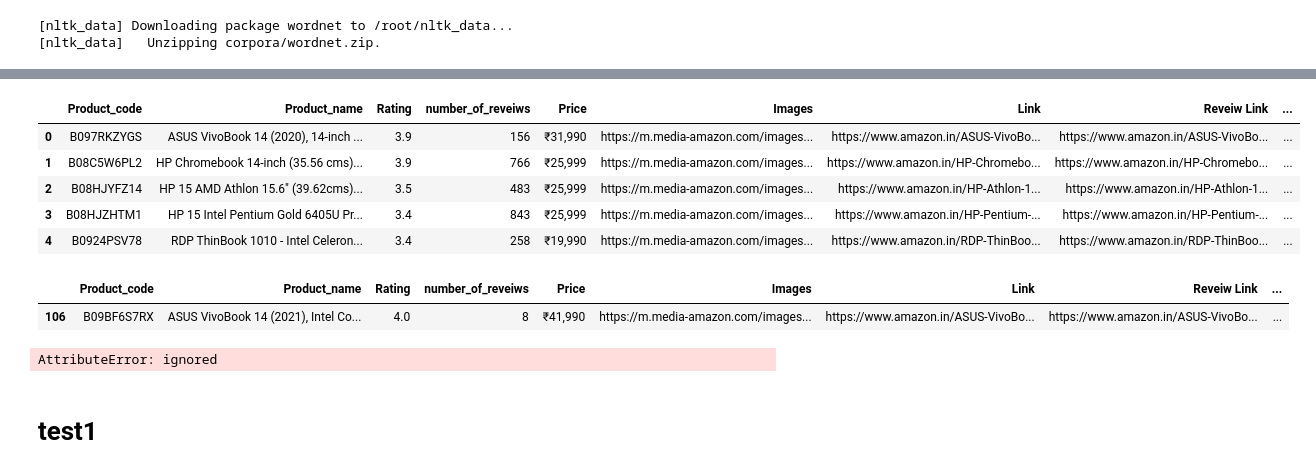
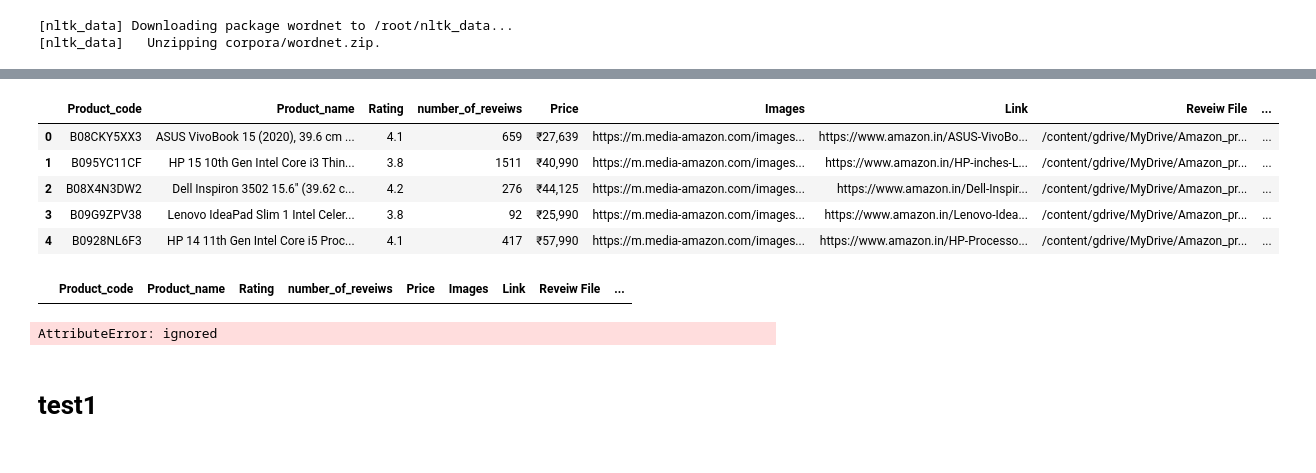
Before and after one commit to DibyaSadhukhan/Amazon_Review_Analysis, a Jupyter notebook: Reveiw_analysis.ipynb, the cells around one changed output, grey strips where cells are left out. Saved outputs shown, nothing was run; the diff lists cells and outputs as text; code cells hidden in the pictures.

```diff
--- a/Reveiw_analysis.ipynb
+++ b/Reveiw_analysis.ipynb
@@ -106,7 +113,7 @@ import spacy
 [nltk_data] Downloading package wordnet to /root/nltk_data...
 [nltk_data]   Unzipping corpora/wordnet.zip.
 # %%
-df = pd.read_csv('/content/gdrive/MyDrive/Laptop_Reveiw/Data/Reviews.csv')
+df = pd.read_csv('/content/gdrive/MyDrive/Laptop_Reveiw/Data/Reviews-18.csv')
 df=df.drop(df.columns[0], axis=1)
 #dropping reveiws without any reveiw text
 #print(len(df))
@@ -137,7 +156,8 @@ def format_text(revs):
 #EDA
 df=df.reset_index()
 df=df.drop(df.columns[0], axis=1)
-df=df.drop(df.loc[df['rating']=='Good but could have a better option for external memory'].index,axis=0)
+df=df.drop(df.loc[(df['rating']!='5.0 out of 5 stars')&(df['rating']!='4.0 out of 5 stars')&\
+          (df['rating']!='3.0 out of 5 stars')&(df['rating']!='2.0 out of 5 stars')&(df['rating']!='1.0 out of 5 stars')].index,axis=0)
 df['rating']=df['rating'].astype('string')
 #print(df['rating'].value_counts())
 df['rating']=df['rating'].apply(lambda x : float(x.split(' ')[0]))
@@ -155,6 +179,7 @@ df.head()
 # %%
 #from eda we see some reveiws start with updated: date and we dont want that so we remove it
-remove_updated = lambda x: re.split(r'(?:Updated :)\s\d\d\s(?:January|February|March|April|May|June|July|August|September|October|November|December)\s\d{4}',x)[-1] if x.startswith('Updated : ') else x
+remove_updated = lambda x: re.split(r'(?:Updated :)\s\d\d\s(?:January|February|March|April|May|June|July|August|September|October|November|December)\s\d{4}',\
+                                    x)[-1] if x.startswith('Updated : ') else x
 df['review_text']=df['review_text'].apply(remove_updated)
 #setting polarity of the reveiws
 df['Polarity']=df['review_text'].apply(lambda x: TextBlob(x).sentiment.polarity)
@@ -185,6 +210,6 @@ df.head()
 # %%
 #making the master dataset which will contain the analysis of all the products
-master=pd.read_csv('/content/gdrive/MyDrive/Laptop_Reveiw/Data/Master_reveiw_2021-10-09.csv')
+master=pd.read_csv('/content/gdrive/MyDrive/Laptop_Reveiw/Data/Master_reveiw_2021-11-06.csv')
 master=master.drop(master.columns[[0,-2]], axis=1)
 master = master.rename(columns={'number of reveiws': 'number_of_reveiws'})
 master['Rating']=master['Rating'].apply(lambda x : float(x.split(' ')[0]))
@@ -224,24 +234,23 @@ Name: Rating, dtype: int64
 # %%
 product_codes=list(master['Product_code'].value_counts().index)
 
 for code in product_codes:
   reviews=df.loc[df['Product_code']==code]
-  master.iat[master.loc[master['Product_code']==code].index.values[0],-3]=reviews['rating'].mean()
+  master.iat[master.loc[master['Product_code']==code].index.values[0],-3]=round(reviews['rating'].mean(),2)
   master.iat[master.loc[master['Product_code']==code].index.values[0],-2]=' '.join([str(ele).strip() for ele in reviews['rating'].value_counts().sort_index(ascending=False).values])
   master.iat[master.loc[master['Product_code']==code].index.values[0],-1]=' '.join([str(ele).strip() for ele in reviews['Tone'].value_counts().sort_index(ascending=False).values])
 master.head()
 # %% [output]
-|  | Product_code | Product_name | Rating | number_of_reveiws | Price | Images | Link | Reveiw Link | ... |
-| 0 | B097RKZYGS | ASUS VivoBook 14 (2020), 14-inch ... | 3.9 | 156 | ₹31,990 | https://m.media-amazon.com/images... | https://www.amazon.in/ASUS-VivoBo... | https://www.amazon.in/ASUS-VivoBo... | ... |
-| 1 | B08C5W6PL2 | HP Chromebook 14-inch (35.56 cms)... | 3.9 | 766 | ₹25,999 | https://m.media-amazon.com/images... | https://www.amazon.in/HP-Chromebo... | https://www.amazon.in/HP-Chromebo... | ... |
-| 2 | B08HJYFZ14 | HP 15 AMD Athlon 15.6" (39.62cms)... | 3.5 | 483 | ₹25,999 | https://m.media-amazon.com/images... | https://www.amazon.in/HP-Athlon-1... | https://www.amazon.in/HP-Athlon-1... | ... |
-| 3 | B08HJZHTM1 | HP 15 Intel Pentium Gold 6405U Pr... | 3.4 | 843 | ₹25,999 | https://m.media-amazon.com/images... | https://www.amazon.in/HP-Pentium-... | https://www.amazon.in/HP-Pentium-... | ... |
-| 4 | B0924PSV78 | RDP ThinBook 1010 - Intel Celeron... | 3.4 | 258 | ₹19,990 | https://m.media-amazon.com/images... | https://www.amazon.in/RDP-ThinBoo... | https://www.amazon.in/RDP-ThinBoo... | ... |
+|  | Product_code | Product_name | Rating | number_of_reveiws | Price | Images | Link | Reveiw File | ... |
+| 0 | B08CKY5XX3 | ASUS VivoBook 15 (2020), 39.6 cm ... | 4.1 | 659 | ₹27,639 | https://m.media-amazon.com/images... | https://www.amazon.in/ASUS-VivoBo... | /content/gdrive/MyDrive/Amazon_pr... | ... |
+| 1 | B095YC11CF | HP 15 10th Gen Intel Core i3 Thin... | 3.8 | 1511 | ₹40,990 | https://m.media-amazon.com/images... | https://www.amazon.in/HP-inches-L... | /content/gdrive/MyDrive/Amazon_pr... | ... |
+| 2 | B08X4N3DW2 | Dell Inspiron 3502 15.6" (39.62 c... | 4.2 | 276 | ₹44,125 | https://m.media-amazon.com/images... | https://www.amazon.in/Dell-Inspir... | /content/gdrive/MyDrive/Amazon_pr... | ... |
+| 3 | B09G9ZPV38 | Lenovo IdeaPad Slim 1 Intel Celer... | 3.8 | 92 | ₹25,990 | https://m.media-amazon.com/images... | https://www.amazon.in/Lenovo-Idea... | /content/gdrive/MyDrive/Amazon_pr... | ... |
+| 4 | B0928NL6F3 | HP 14 11th Gen Intel Core i5 Proc... | 4.1 | 417 | ₹57,990 | https://m.media-amazon.com/images... | https://www.amazon.in/HP-Processo... | /content/gdrive/MyDrive/Amazon_pr... | ... |
 # %%
 #product_codes[0]
 master['Avg_rev_rating']=master['Avg_rev_rating'].fillna(0)
 master.loc[master['Product_code']=='B09BF6S7RX']
 # %% [output]
-|  | Product_code | Product_name | Rating | number_of_reveiws | Price | Images | Link | Reveiw Link | ... |
-| 106 | B09BF6S7RX | ASUS VivoBook 14 (2021), Intel Co... | 4.0 | 8 | ₹41,990 | https://m.media-amazon.com/images... | https://www.amazon.in/ASUS-VivoBo... | https://www.amazon.in/ASUS-VivoBo... | ... |
+|  | Product_code | Product_name | Rating | number_of_reveiws | Price | Images | Link | Reveiw File | ... |
 # %%
@@ -249,16 +258,7 @@ master.to_csv('Master_df.csv')
-# %%
-data = pd.read_csv('https://raw.githubusercontent.com/DibyaSadhukhan/Amazon_Review_Analysis/main/Data/Master_df.csv')
-a=data.iloc[0]
-a=dict(a)
-a['rev_rat_dist']=list(map(int,a['rev_rat_dist'].split(' ')))
-#print(a['rev_rat_dist'])
-#print(data.dtypes)
-#det=data.loc[data['Product_code']=='yo']
-#print(det)
-#det=dict(det)
-a['Images'].values
-# %% [output]
-AttributeError: ignored
+# %%
+data = pd.read_csv('https://raw.githubusercontent.com/DibyaSadhukhan/Amazon_Review_Analysis/main/Data/Master_df.csv')
+# %% [output]
+AttributeError: ignored
 # %% [markdown]
 # test1
 # %%
```
Also changed, not shown: parts of 13 cells of this notebook.
